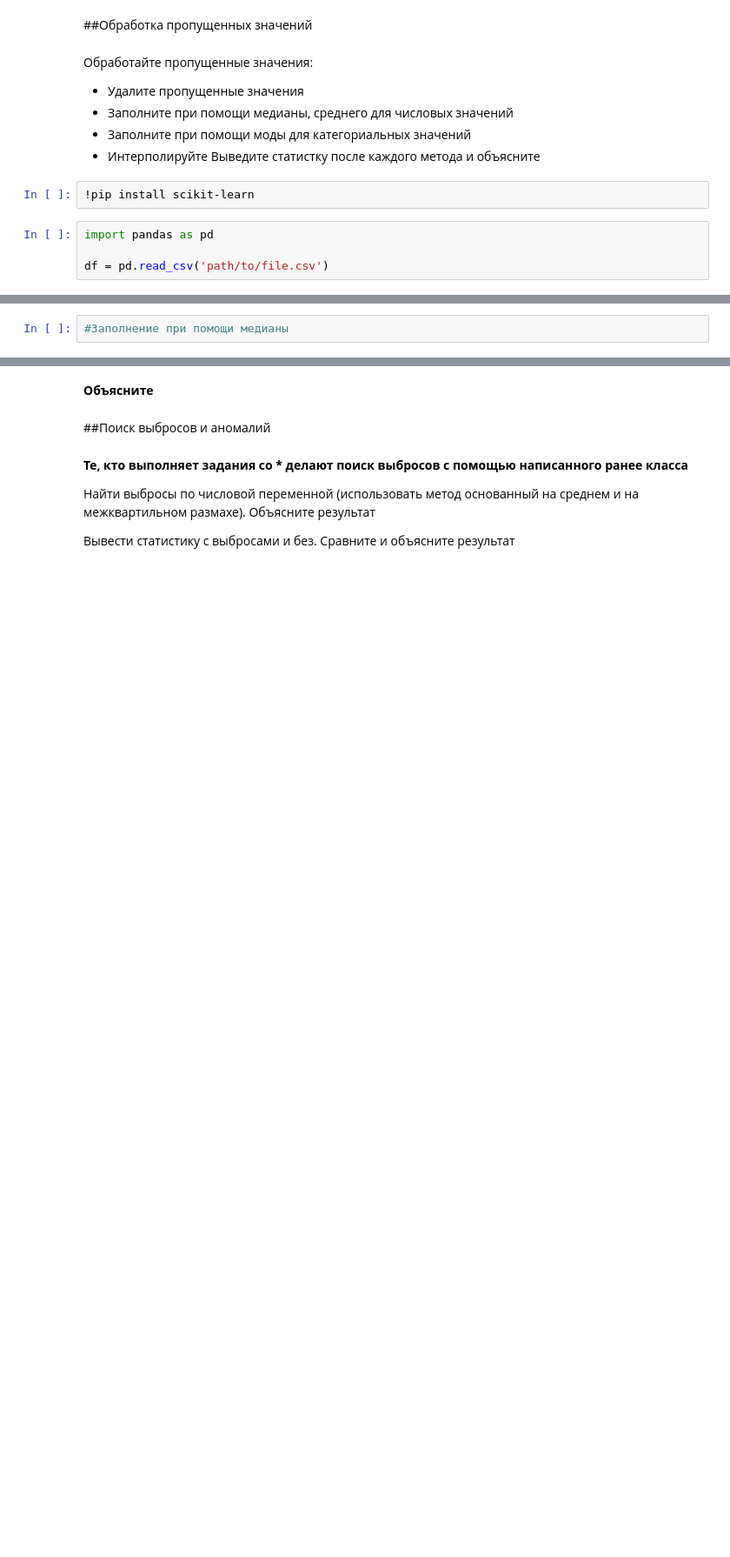
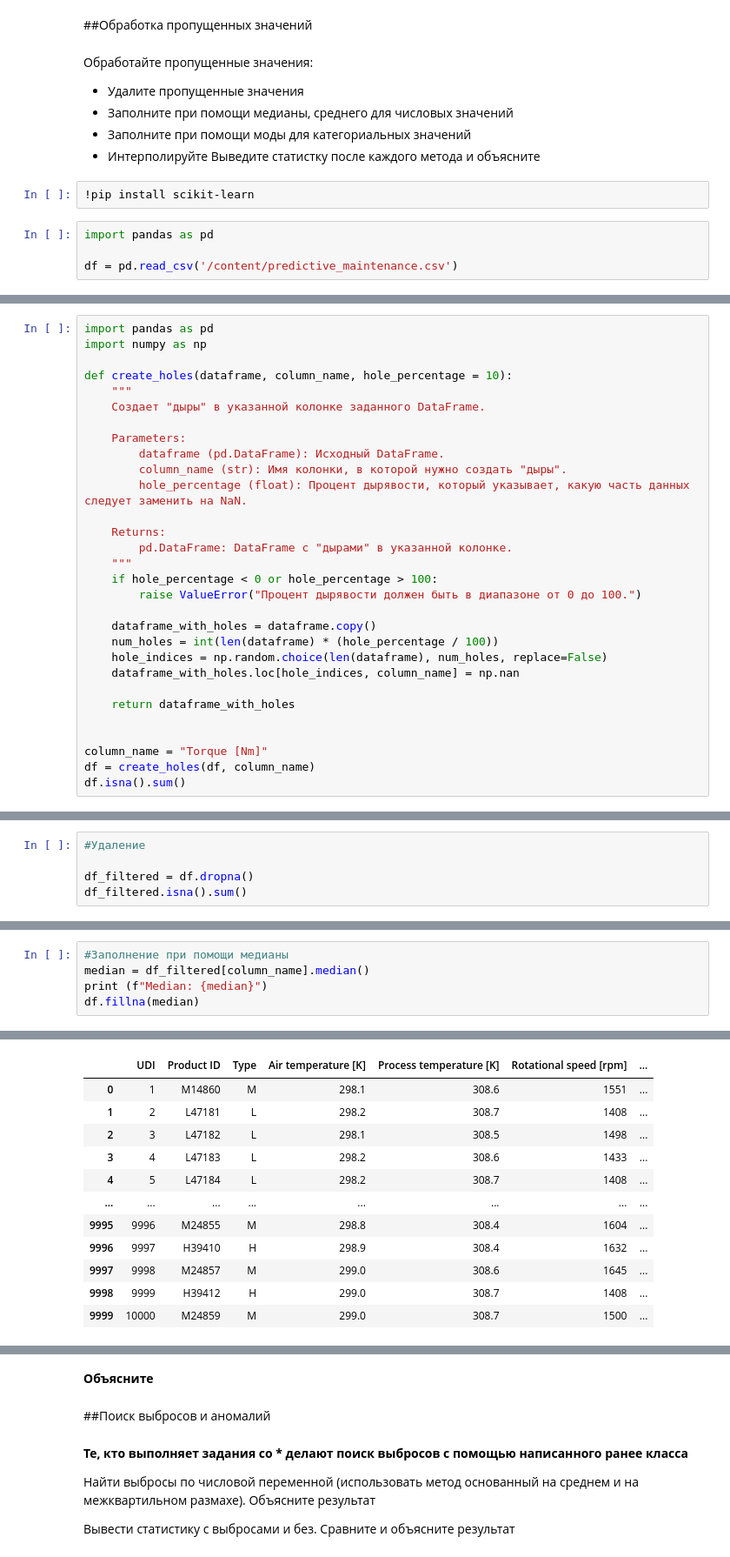
Before and after one commit to kaimakov-rk/kokoko, a Jupyter notebook: Copy_of_Задание_3.ipynb, the cells around one changed output, grey strips where cells are left out. Shown at 87% size. Cells and saved outputs as stored; diff of their text form; blank space fills up the shorter version.

```diff
--- a/Copy_of_Задание_3.ipynb
+++ b/Copy_of_Задание_3.ipynb
@@ -18,4 +18,4 @@
 # %%
 import pandas as pd
 
-df = pd.read_csv('path/to/file.csv')
+df = pd.read_csv('/content/predictive_maintenance.csv')
@@ -23,0 +22,30 @@ df = pd.read_csv('path/to/file.csv')
+# %%
+import pandas as pd
+import numpy as np
+
+def create_holes(dataframe, column_name, hole_percentage = 10):
+    """
+    Создает "дыры" в указанной колонке заданного DataFrame.
+
+    Parameters:
+        dataframe (pd.DataFrame): Исходный DataFrame.
+        column_name (str): Имя колонки, в которой нужно создать "дыры".
+        hole_percentage (float): Процент дырявости, который указывает, какую часть данных следует заменить на NaN.
+
+    Returns:
+        pd.DataFrame: DataFrame с "дырами" в указанной колонке.
+    """
+    if hole_percentage < 0 or hole_percentage > 100:
+        raise ValueError("Процент дырявости должен быть в диапазоне от 0 до 100.")
+
+    dataframe_with_holes = dataframe.copy()
+    num_holes = int(len(dataframe) * (hole_percentage / 100))
+    hole_indices = np.random.choice(len(dataframe), num_holes, replace=False)
+    dataframe_with_holes.loc[hole_indices, column_name] = np.nan
+
+    return dataframe_with_holes
+
+
+column_name = "Torque [Nm]"
+df = create_holes(df, column_name)
+df.isna().sum()
@@ -23,0 +64,5 @@ df = pd.read_csv('path/to/file.csv')
+# %%
+#Удаление
+
+df_filtered = df.dropna()
+df_filtered.isna().sum()
@@ -24,2 +81,6 @@ df = pd.read_csv('path/to/file.csv')
 # %%
 #Заполнение при помощи медианы
+median = df_filtered[column_name].median()
+print (f"Median: {median}")
+df.fillna(median)
+# %% [output]
@@ -25,0 +88,12 @@ df = pd.read_csv('path/to/file.csv')
+|  | UDI | Product ID | Type | Air temperature [K] | Process temperature [K] | Rotational speed [rpm] | ... |
+| 0 | 1 | M14860 | M | 298.1 | 308.6 | 1551 | ... |
+| 1 | 2 | L47181 | L | 298.2 | 308.7 | 1408 | ... |
+| 2 | 3 | L47182 | L | 298.1 | 308.5 | 1498 | ... |
+| 3 | 4 | L47183 | L | 298.2 | 308.6 | 1433 | ... |
+| 4 | 5 | L47184 | L | 298.2 | 308.7 | 1408 | ... |
+| ... | ... | ... | ... | ... | ... | ... | ... |
+| 9995 | 9996 | M24855 | M | 298.8 | 308.4 | 1604 | ... |
+| 9996 | 9997 | H39410 | H | 298.9 | 308.4 | 1632 | ... |
+| 9997 | 9998 | M24857 | M | 299.0 | 308.6 | 1645 | ... |
+| 9998 | 9999 | H39412 | H | 299.0 | 308.7 | 1408 | ... |
+| 9999 | 10000 | M24859 | M | 299.0 | 308.7 | 1500 | ... |
```
Also changed, not shown: parts of 8 cells of this notebook.
